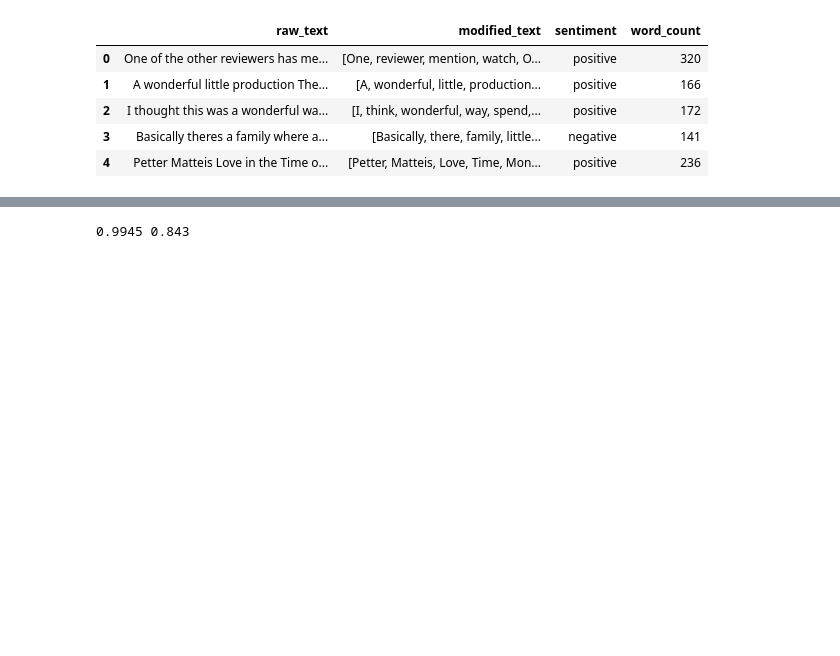
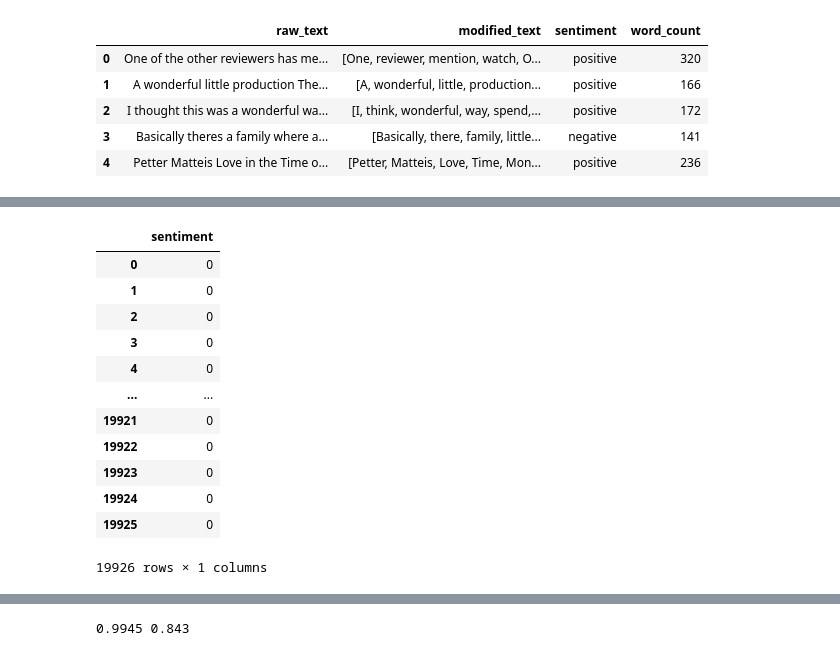
Before and after one commit to efei01/NSDC_F23_movie_reviews_project, a Jupyter notebook: Movie_Review_Sentiment_Analysis_V2.ipynb, the cells around one changed output, grey strips where cells are left out. Drawn from its saved outputs; the diff is of its cells as text; code cells hidden in the pictures; blank space fills up the shorter version.

Commit message:
Checked for duplicate rows

```diff
--- a/Movie_Review_Sentiment_Analysis_V2.ipynb
+++ b/Movie_Review_Sentiment_Analysis_V2.ipynb
@@ -30,23 +45,13 @@ df_original.head()
 # %%
 # We'll work with a subset of data to save computational costs
-df_review = df_original.loc[:20000, :].copy()
+df_review = df_original.loc[:19999, :].copy() # .loc indices are inclusive
 
-# Remove all missing values (e.g. NaN values) from the table.
-df_review.dropna(inplace=True)
-
-# count_words() counts the number of words in a text string
-def count_words(text):
-    """
-    Args:
-        text:  str, typically a movie review raw text
-    Returns:
-        int, the number of words in text
-    """
-    words = re.findall(r'\b\w+\b', text)
-    return len(words)
+# Remove duplicate rows
+df_review = df_review.drop_duplicates()
+print("Data frame shape after removing duplicate rows:", df_review.shape)
 
 # Create a new column 'word_count' that counts the number of words in a review
-df_review['word_count'] = df_review['review'].apply(count_words)
+df_review['word_count'] = df_review['review'].map(lambda r: len(re.findall(r'\b\w+\b', r)))
 
 # Rename the 'review' column name to 'raw_text' to avoid confusion later
 df_review.rename(columns = {'review' : 'raw_text'}, inplace=True)
@@ -161,2 +151,21 @@ df_review.head()
+# %%
+# Keep only the columns that start with an English alphabet letter
+filtered_cols = [col for col in df_review.columns if col[0].isalpha()]
+df_review = df_review[filtered_cols]
+df_review.head()
+# %% [output]
+|  | sentiment |
+| 0 | 0 |
+| 1 | 0 |
+| 2 | 0 |
+| 3 | 0 |
+| 4 | 0 |
+| ... | ... |
+| 19921 | 0 |
+| 19922 | 0 |
+| 19923 | 0 |
+| 19924 | 0 |
+| 19925 | 0 |
+19926 rows × 1 columns
 # %%
 # remove duplicate 'sentiment' columns and restore original 'sentiment' column just in case it has been modified since we initially loaded in the data
```
Also changed, not shown: parts of 5 cells of this notebook.
